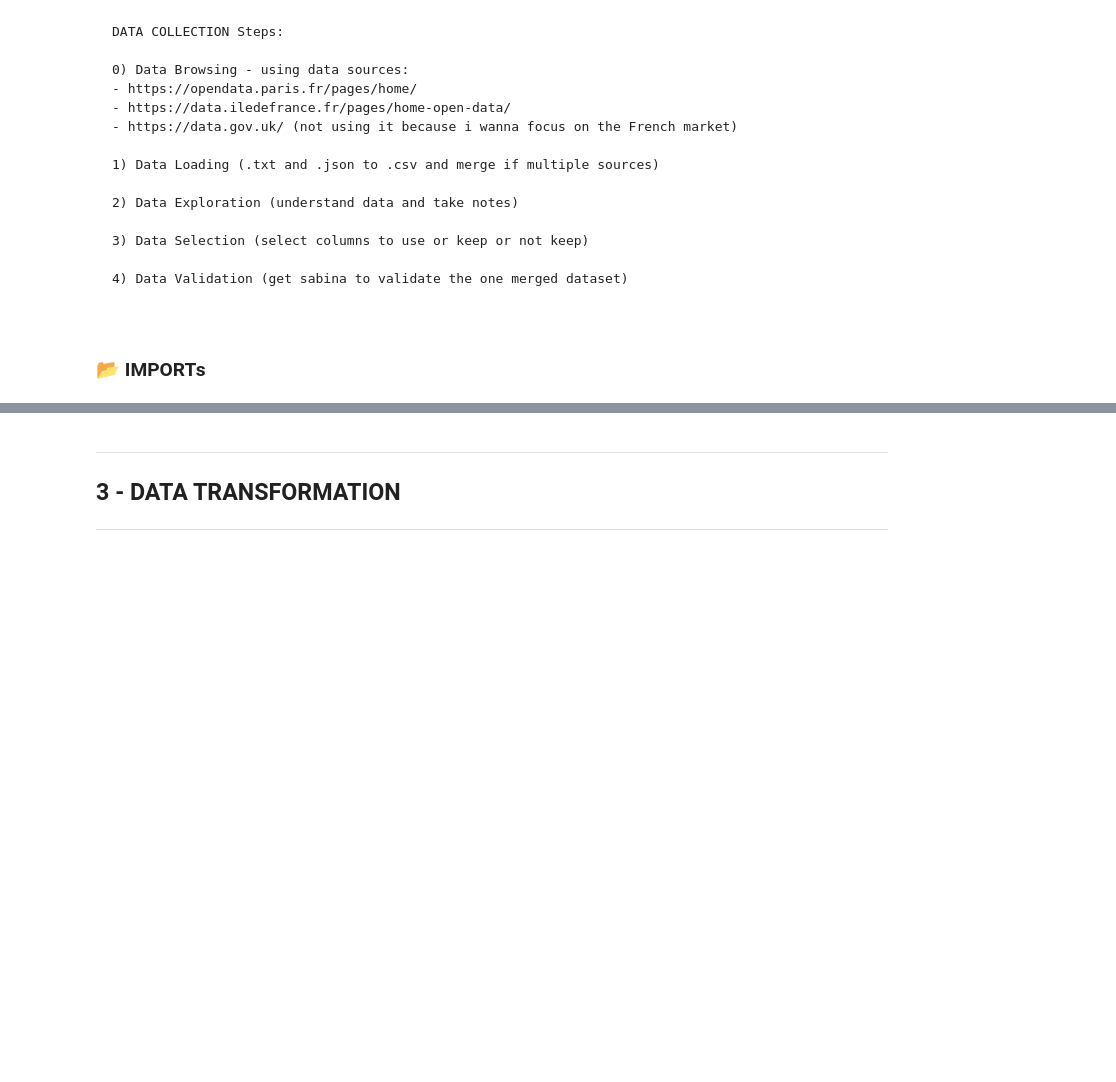
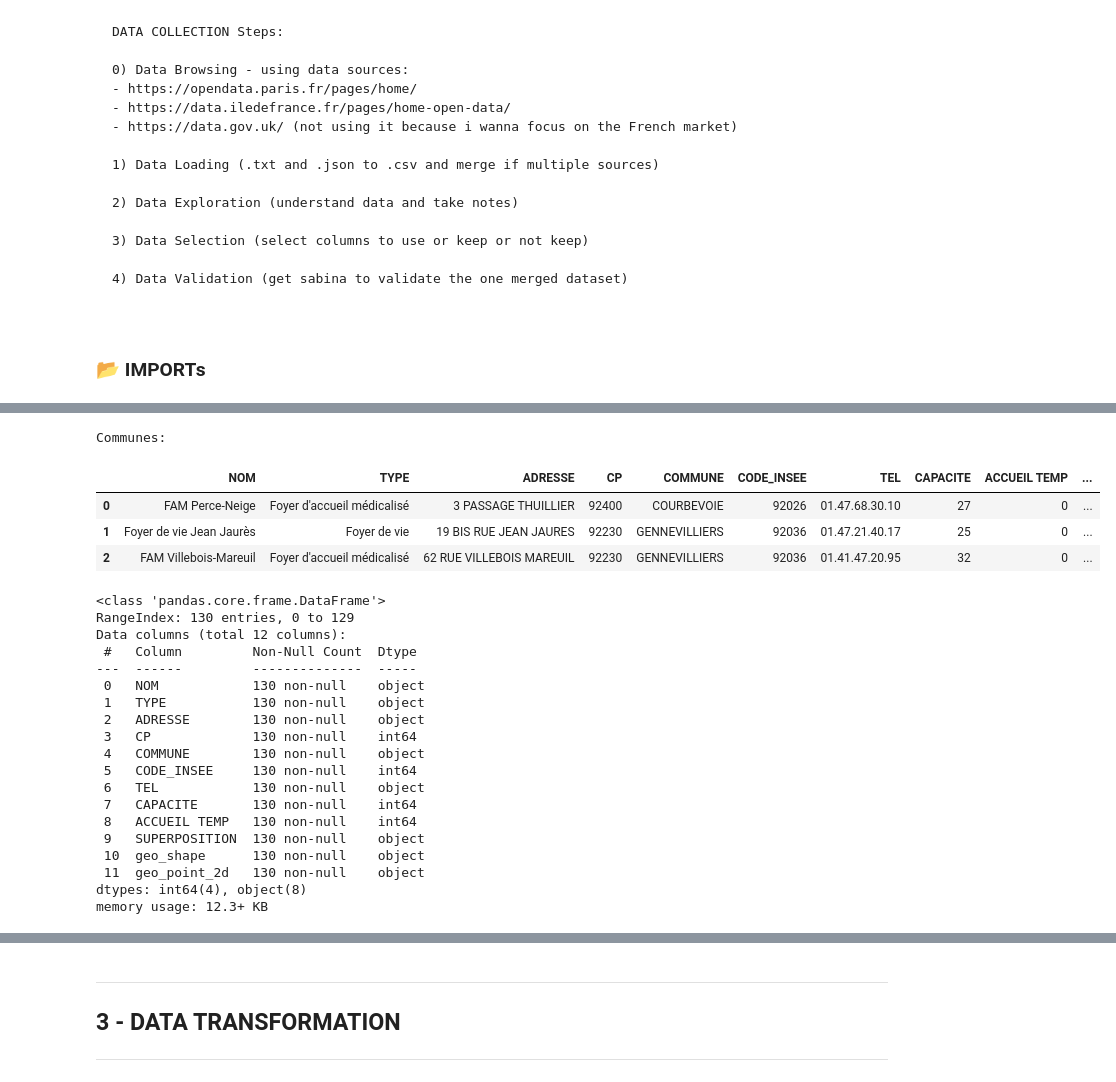
Before and after one commit to samia-boubaya/rncp-project, a Jupyter notebook: notebooks/ERD_00_data_validation.ipynb, the cells around one changed output, grey strips where cells are left out. Saved outputs shown, nothing was run; the diff lists cells and outputs as text; code cells hidden in the pictures; blank space fills up the shorter version.

```diff
--- a/notebooks/ERD_00_data_validation.ipynb
+++ b/notebooks/ERD_00_data_validation.ipynb
@@ -262,25 +260,31 @@ h4 {
 # %%
-# display all dataframes to check if they are loaded correctly
-print("Arrondissements:")
-display(df_arrondissements.head())
-print(100*"-")
-
+# COMMUNE DATA
+df_communes = pd.read_csv("../data/raw/etablissements-adultes-handicap.csv", sep=";")
 print("Communes:")
-display(df_communes.head())
-print(100*"-")
-
-print("Résidences Universitaires:")
-display(df_residences_universitaires.head())
-print(100*"-")
-
-print("Statuts d'occupation des résidences principales:")
-display(df_statuts_occupation.head())
-print(100*"-")
-
-print("Lignes de transport en commun:")
-display(df_lignes_transport.head())
-print(100*"-")
-
-print("Valeurs Foncières 2020_S2 - 2025_S1:")
-display(df_valeurs_foncieres.head())
-print(100*"-")
+display(df_communes.head(3))
+df_communes.info()
+# %% [output]
+Communes:
+|  | NOM | TYPE | ADRESSE | CP | COMMUNE | CODE_INSEE | TEL | CAPACITE | ACCUEIL TEMP | ... |
+| 0 | FAM Perce-Neige | Foyer d'accueil médicalisé | 3 PASSAGE THUILLIER | 92400 | COURBEVOIE | 92026 | 01.47.68.30.10 | 27 | 0 | ... |
+| 1 | Foyer de vie Jean Jaurès | Foyer de vie | 19 BIS RUE JEAN JAURES | 92230 | GENNEVILLIERS | 92036 | 01.47.21.40.17 | 25 | 0 | ... |
+| 2 | FAM Villebois-Mareuil | Foyer d'accueil médicalisé | 62 RUE VILLEBOIS MAREUIL | 92230 | GENNEVILLIERS | 92036 | 01.41.47.20.95 | 32 | 0 | ... |
+<class 'pandas.core.frame.DataFrame'>
+RangeIndex: 130 entries, 0 to 129
+Data columns (total 12 columns):
+ #   Column         Non-Null Count  Dtype
+---  ------         --------------  -----
+ 0   NOM            130 non-null    object
+ 1   TYPE           130 non-null    object
+ 2   ADRESSE        130 non-null    object
+ 3   CP             130 non-null    int64
+ 4   COMMUNE        130 non-null    object
+ 5   CODE_INSEE     130 non-null    int64
+ 6   TEL            130 non-null    object
+ 7   CAPACITE       130 non-null    int64
+ 8   ACCUEIL TEMP   130 non-null    int64
+ 9   SUPERPOSITION  130 non-null    object
+ 10  geo_shape      130 non-null    object
+ 11  geo_point_2d   130 non-null    object
+dtypes: int64(4), object(8)
+memory usage: 12.3+ KB
```
Also changed, not shown: parts of 22 cells of this notebook, 5 other files.
